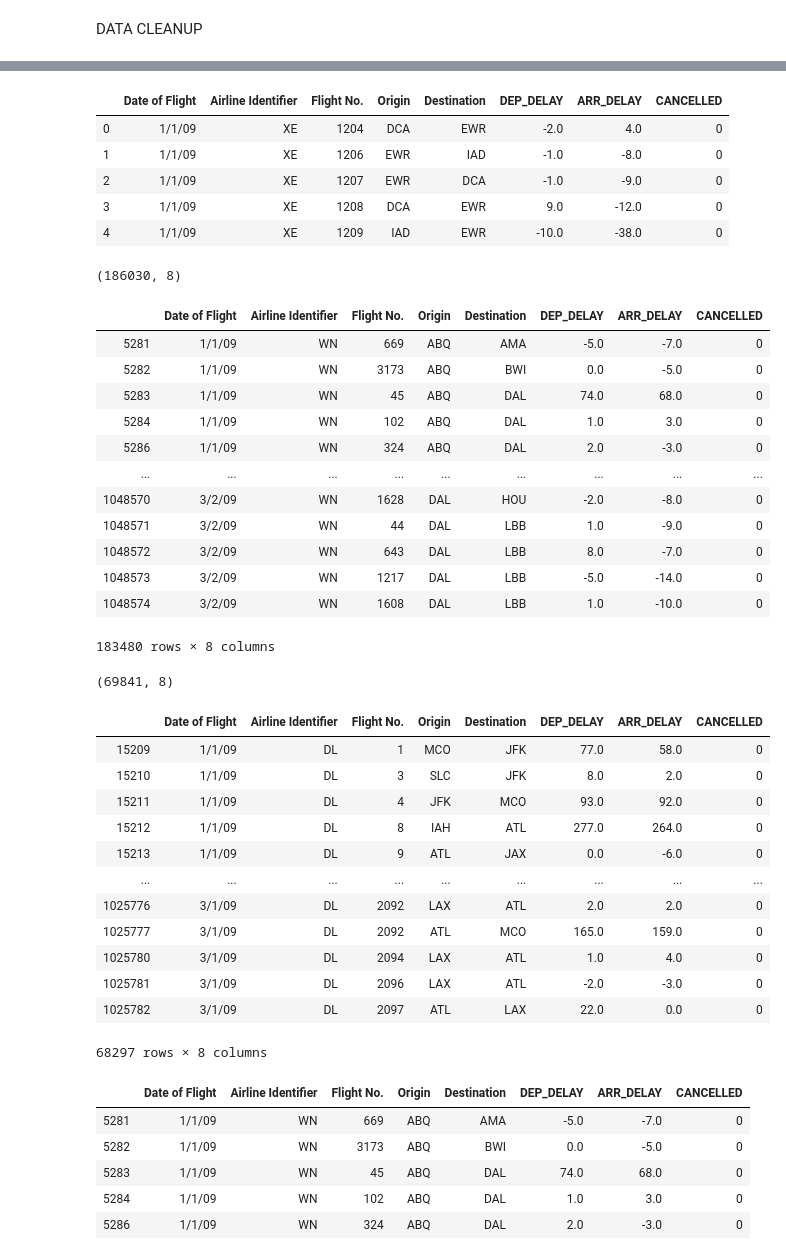
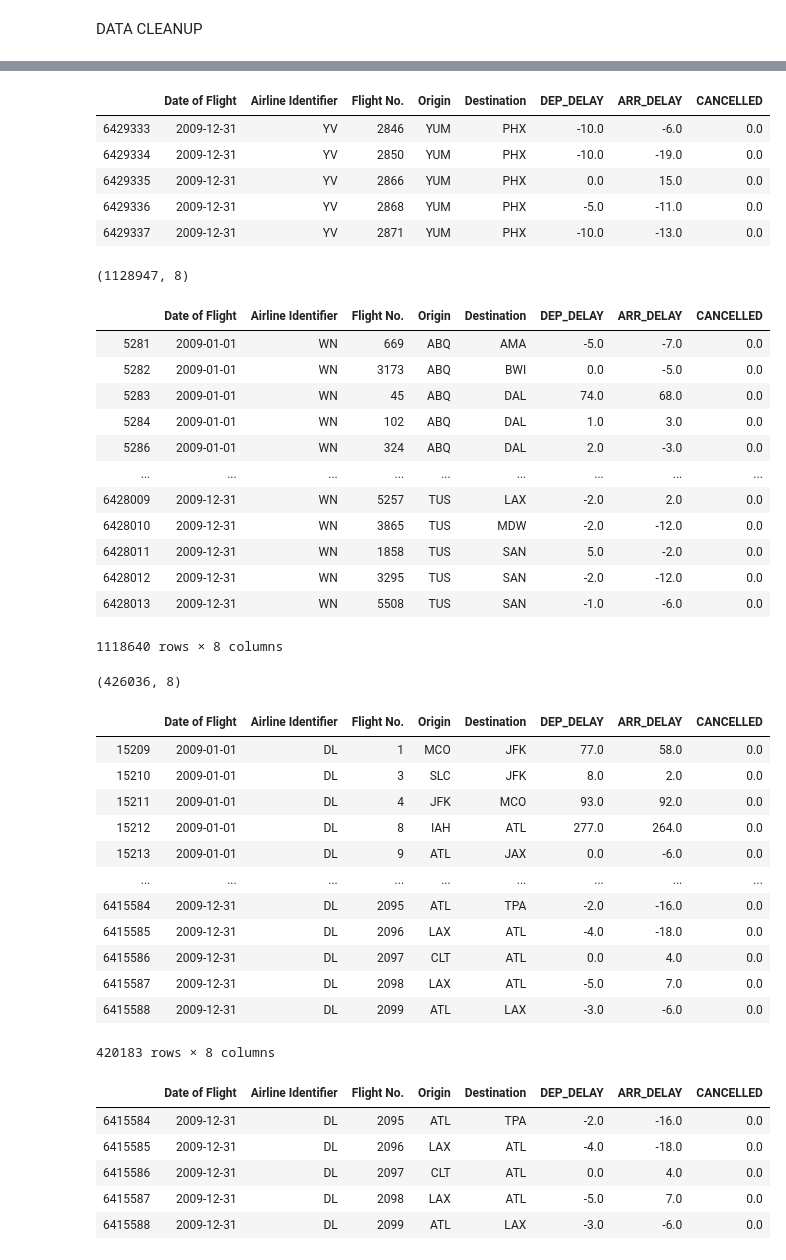
Before and after one commit to Abdullah101298/Airline_Flight_Delay, a Jupyter notebook: Cleaned_Airlines_Data/2009airlines_clean.ipynb, the cells around one changed output, grey strips where cells are left out. Cells and saved outputs as stored; diff of their text form; code cells hidden in the pictures.

```diff
--- a/Cleaned_Airlines_Data/2009airlines_clean.ipynb
+++ b/Cleaned_Airlines_Data/2009airlines_clean.ipynb
@@ -4,7 +4,7 @@ import pandas as pd
 import numpy as np
 # %%
 # file to load
-year_2009_file = "../Data/2009.csv"
+year_2009_file = "2009.csv"
 
 # Read Purchasing File and store into Pandas data frame
 year_2009_fileDF = pd.read_csv(year_2009_file)
@@ -45,14 +50,14 @@ year_2009_fileDF_clean.columns = ['Date of Flight', 'Airline Identifier', 'Fligh
                                   'Destination','DEP_DELAY','ARR_DELAY','CANCELLED']
 
 year_2009_fileDF_clean.set_index("Date of Flight", inplace = False)
-year_2009_fileDF_clean.head()
+year_2009_fileDF_clean.tail()
 # %% [output]
 |  | Date of Flight | Airline Identifier | Flight No. | Origin | Destination | DEP_DELAY | ARR_DELAY | CANCELLED |
-| 0 | 1/1/09 | XE | 1204 | DCA | EWR | -2.0 | 4.0 | 0 |
-| 1 | 1/1/09 | XE | 1206 | EWR | IAD | -1.0 | -8.0 | 0 |
-| 2 | 1/1/09 | XE | 1207 | EWR | DCA | -1.0 | -9.0 | 0 |
-| 3 | 1/1/09 | XE | 1208 | DCA | EWR | 9.0 | -12.0 | 0 |
-| 4 | 1/1/09 | XE | 1209 | IAD | EWR | -10.0 | -38.0 | 0 |
+| 6429333 | 2009-12-31 | YV | 2846 | YUM | PHX | -10.0 | -6.0 | 0.0 |
+| 6429334 | 2009-12-31 | YV | 2850 | YUM | PHX | -10.0 | -19.0 | 0.0 |
+| 6429335 | 2009-12-31 | YV | 2866 | YUM | PHX | 0.0 | 15.0 | 0.0 |
+| 6429336 | 2009-12-31 | YV | 2868 | YUM | PHX | -5.0 | -11.0 | 0.0 |
+| 6429337 | 2009-12-31 | YV | 2871 | YUM | PHX | -10.0 | -13.0 | 0.0 |
 # %%
 # filtering through the rows to get SW airlines data
 sw_airlines_selection = year_2009_fileDF_clean['Airline Identifier'] =='WN'
@@ -68,20 +73,20 @@ print (sw_airlines_selection_new.shape)
 # dropping the null values if any
 sw_airlines_selection_new.dropna()
 # %% [output]
-(186030, 8)
+(1128947, 8)
 |  | Date of Flight | Airline Identifier | Flight No. | Origin | Destination | DEP_DELAY | ARR_DELAY | CANCELLED |
-| 5281 | 1/1/09 | WN | 669 | ABQ | AMA | -5.0 | -7.0 | 0 |
-| 5282 | 1/1/09 | WN | 3173 | ABQ | BWI | 0.0 | -5.0 | 0 |
-| 5283 | 1/1/09 | WN | 45 | ABQ | DAL | 74.0 | 68.0 | 0 |
-| 5284 | 1/1/09 | WN | 102 | ABQ | DAL | 1.0 | 3.0 | 0 |
-| 5286 | 1/1/09 | WN | 324 | ABQ | DAL | 2.0 | -3.0 | 0 |
+| 5281 | 2009-01-01 | WN | 669 | ABQ | AMA | -5.0 | -7.0 | 0.0 |
+| 5282 | 2009-01-01 | WN | 3173 | ABQ | BWI | 0.0 | -5.0 | 0.0 |
+| 5283 | 2009-01-01 | WN | 45 | ABQ | DAL | 74.0 | 68.0 | 0.0 |
+| 5284 | 2009-01-01 | WN | 102 | ABQ | DAL | 1.0 | 3.0 | 0.0 |
+| 5286 | 2009-01-01 | WN | 324 | ABQ | DAL | 2.0 | -3.0 | 0.0 |
 | ... | ... | ... | ... | ... | ... | ... | ... | ... |
-| 1048570 | 3/2/09 | WN | 1628 | DAL | HOU | -2.0 | -8.0 | 0 |
-| 1048571 | 3/2/09 | WN | 44 | DAL | LBB | 1.0 | -9.0 | 0 |
-| 1048572 | 3/2/09 | WN | 643 | DAL | LBB | 8.0 | -7.0 | 0 |
-| 1048573 | 3/2/09 | WN | 1217 | DAL | LBB | -5.0 | -14.0 | 0 |
-| 1048574 | 3/2/09 | WN | 1608 | DAL | LBB | 1.0 | -10.0 | 0 |
+| 6428009 | 2009-12-31 | WN | 5257 | TUS | LAX | -2.0 | 2.0 | 0.0 |
+| 6428010 | 2009-12-31 | WN | 3865 | TUS | MDW | -2.0 | -12.0 | 0.0 |
+| 6428011 | 2009-12-31 | WN | 1858 | TUS | SAN | 5.0 | -2.0 | 0.0 |
+| 6428012 | 2009-12-31 | WN | 3295 | TUS | SAN | -2.0 | -12.0 | 0.0 |
+| 6428013 | 2009-12-31 | WN | 5508 | TUS | SAN | -1.0 | -6.0 | 0.0 |
-183480 rows × 8 columns
+1118640 rows × 8 columns
 # %%
 # filtering through the rows to get Delta airlines data only
 Delta_airlines_selection = year_2009_fileDF_clean['Airline Identifier'] =='DL'
@@ -92,37 +97,37 @@ Delta_airlines_selection_new = year_2009_fileDF_clean[Delta_airlines_selection]
 print (Delta_airlines_selection_new.shape)
 
 #dropping null values
+# Delta_airlines_selection_new.dropna()
+# Delta_airlines_selection_new.set_index('Date of Flight', inplace= False)
 Delta_airlines_selection_new.dropna()
-Delta_airlines_selection_new.set_index('Date of Flight', inplace= False)
-Delta_airlines_selection_new.dropna()
 # %% [output]
-(69841, 8)
+(426036, 8)
 |  | Date of Flight | Airline Identifier | Flight No. | Origin | Destination | DEP_DELAY | ARR_DELAY | CANCELLED |
-| 15209 | 1/1/09 | DL | 1 | MCO | JFK | 77.0 | 58.0 | 0 |
-| 15210 | 1/1/09 | DL | 3 | SLC | JFK | 8.0 | 2.0 | 0 |
-| 15211 | 1/1/09 | DL | 4 | JFK | MCO | 93.0 | 92.0 | 0 |
-| 15212 | 1/1/09 | DL | 8 | IAH | ATL | 277.0 | 264.0 | 0 |
-| 15213 | 1/1/09 | DL | 9 | ATL | JAX | 0.0 | -6.0 | 0 |
+| 15209 | 2009-01-01 | DL | 1 | MCO | JFK | 77.0 | 58.0 | 0.0 |
+| 15210 | 2009-01-01 | DL | 3 | SLC | JFK | 8.0 | 2.0 | 0.0 |
+| 15211 | 2009-01-01 | DL | 4 | JFK | MCO | 93.0 | 92.0 | 0.0 |
+| 15212 | 2009-01-01 | DL | 8 | IAH | ATL | 277.0 | 264.0 | 0.0 |
+| 15213 | 2009-01-01 | DL | 9 | ATL | JAX | 0.0 | -6.0 | 0.0 |
 | ... | ... | ... | ... | ... | ... | ... | ... | ... |
-| 1025776 | 3/1/09 | DL | 2092 | LAX | ATL | 2.0 | 2.0 | 0 |
-| 1025777 | 3/1/09 | DL | 2092 | ATL | MCO | 165.0 | 159.0 | 0 |
-| 1025780 | 3/1/09 | DL | 2094 | LAX | ATL | 1.0 | 4.0 | 0 |
-| 1025781 | 3/1/09 | DL | 2096 | LAX | ATL | -2.0 | -3.0 | 0 |
-| 1025782 | 3/1/09 | DL | 2097 | ATL | LAX | 22.0 | 0.0 | 0 |
+| 6415584 | 2009-12-31 | DL | 2095 | ATL | TPA | -2.0 | -16.0 | 0.0 |
+| 6415585 | 2009-12-31 | DL | 2096 | LAX | ATL | -4.0 | -18.0 | 0.0 |
+| 6415586 | 2009-12-31 | DL | 2097 | CLT | ATL | 0.0 | 4.0 | 0.0 |
+| 6415587 | 2009-12-31 | DL | 2098 | LAX | ATL | -5.0 | 7.0 | 0.0 |
+| 6415588 | 2009-12-31 | DL | 2099 | ATL | LAX | -3.0 | -6.0 | 0.0 |
-68297 rows × 8 columns
+420183 rows × 8 columns
 # %%
 # concatinating the two DFs (SW and DL)
 # using append
 
 
 joint_file = sw_airlines_selection_new.append(Delta_airlines_selection_new,
                                               ignore_index=False,sort=False)
 a = joint_file.dropna()
-a.head()
+a[a['Airline Identifier']=='DL'].tail()
 # %% [output]
 |  | Date of Flight | Airline Identifier | Flight No. | Origin | Destination | DEP_DELAY | ARR_DELAY | CANCELLED |
-| 5281 | 1/1/09 | WN | 669 | ABQ | AMA | -5.0 | -7.0 | 0 |
-| 5282 | 1/1/09 | WN | 3173 | ABQ | BWI | 0.0 | -5.0 | 0 |
-| 5283 | 1/1/09 | WN | 45 | ABQ | DAL | 74.0 | 68.0 | 0 |
-| 5284 | 1/1/09 | WN | 102 | ABQ | DAL | 1.0 | 3.0 | 0 |
-| 5286 | 1/1/09 | WN | 324 | ABQ | DAL | 2.0 | -3.0 | 0 |
+| 6415584 | 2009-12-31 | DL | 2095 | ATL | TPA | -2.0 | -16.0 | 0.0 |
+| 6415585 | 2009-12-31 | DL | 2096 | LAX | ATL | -4.0 | -18.0 | 0.0 |
+| 6415586 | 2009-12-31 | DL | 2097 | CLT | ATL | 0.0 | 4.0 | 0.0 |
+| 6415587 | 2009-12-31 | DL | 2098 | LAX | ATL | -5.0 | 7.0 | 0.0 |
+| 6415588 | 2009-12-31 | DL | 2099 | ATL | LAX | -3.0 | -6.0 | 0.0 |
```
Also changed, not shown: parts of 8 cells of this notebook, 3 other files.
